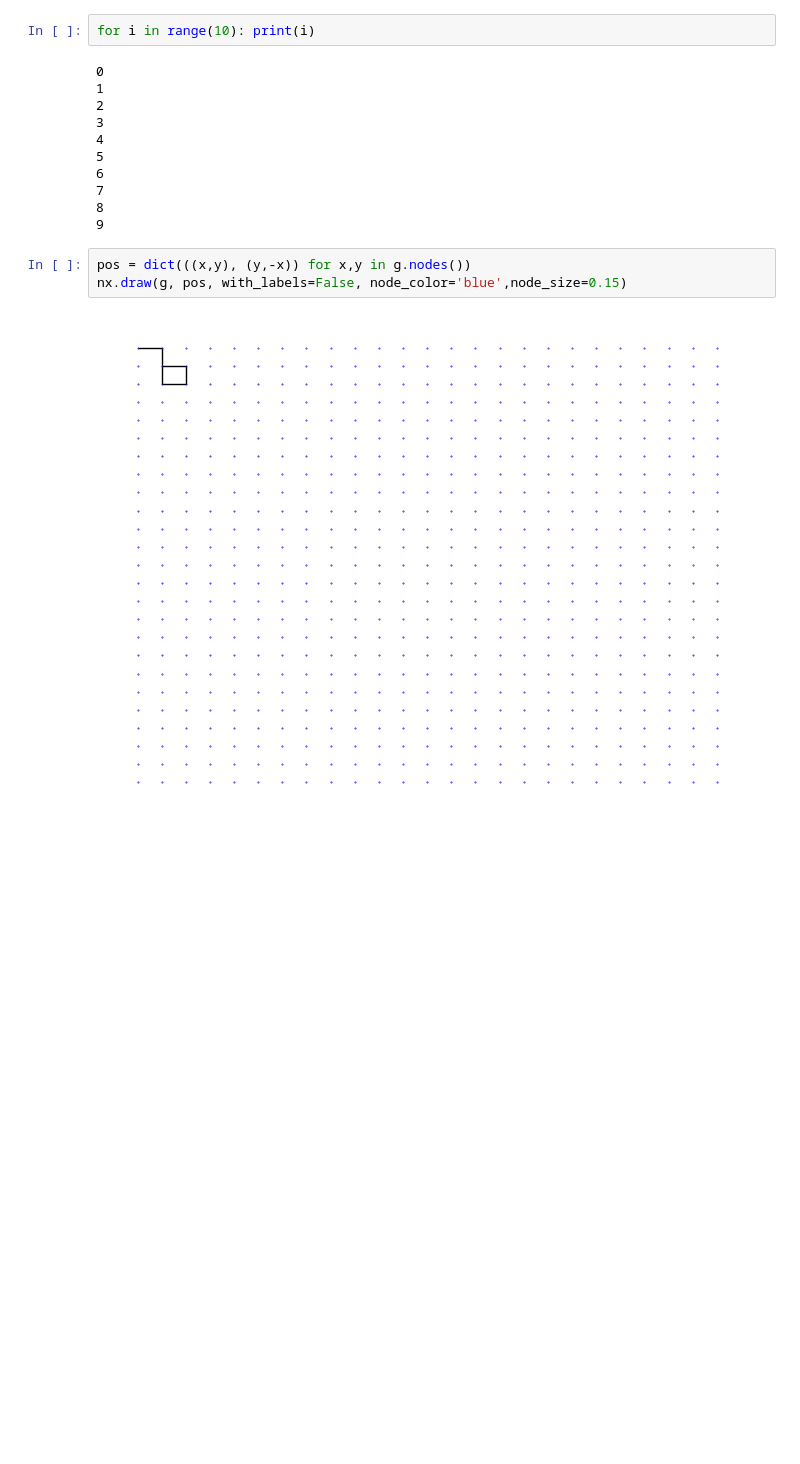
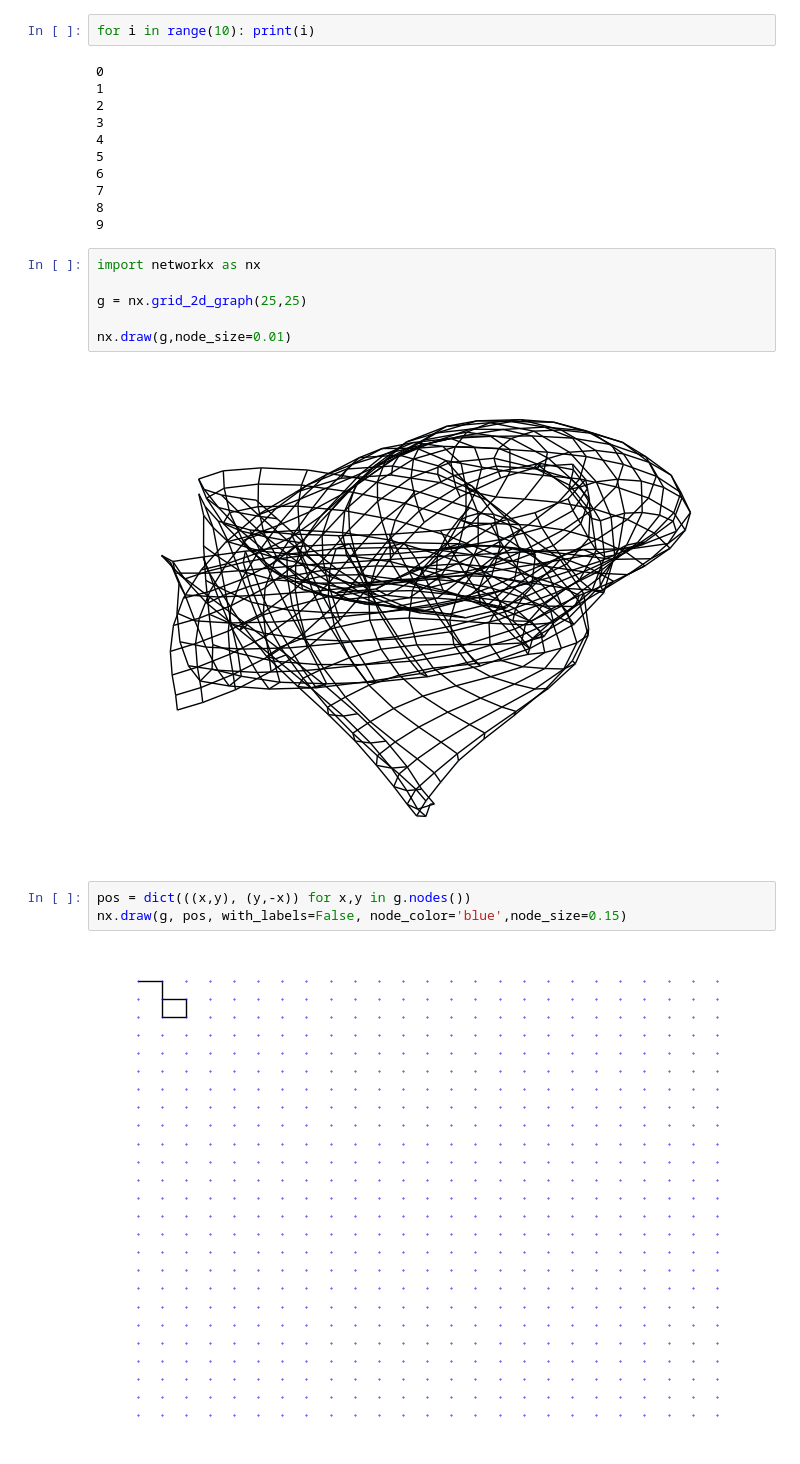
Before and after one commit to dalvimangesh/CMA-Labs, a Jupyter notebook: lab2/demo.ipynb, the cells around one changed output. Cells and saved outputs as stored; diff of their text form; blank space fills up the shorter version.

```diff
--- a/lab2/demo.ipynb
+++ b/lab2/demo.ipynb
@@ -27,6 +27,14 @@ for i in range(10): print(i)
 7
 8
 9
+# %%
+import networkx as nx
+
+g = nx.grid_2d_graph(25,25)
+
+nx.draw(g,node_size=0.01)
+# %% [output]
+[figure, added]
 # %%
 pos = dict(((x,y), (y,-x)) for x,y in g.nodes())
 nx.draw(g, pos, with_labels=False, node_color='blue',node_size=0.15)
```
Also changed, not shown: 1 other file.
